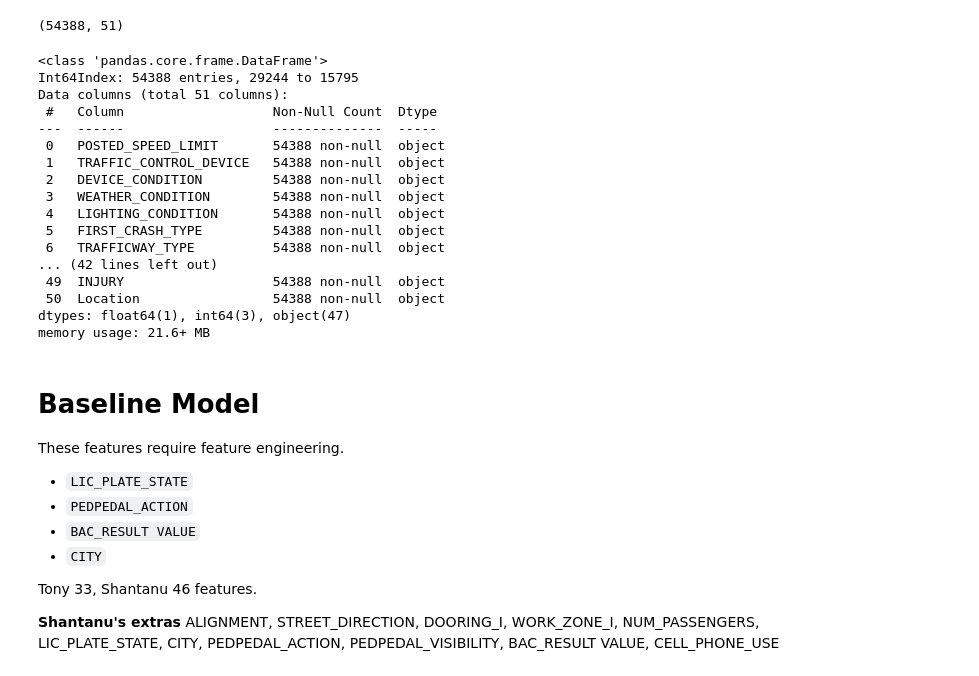
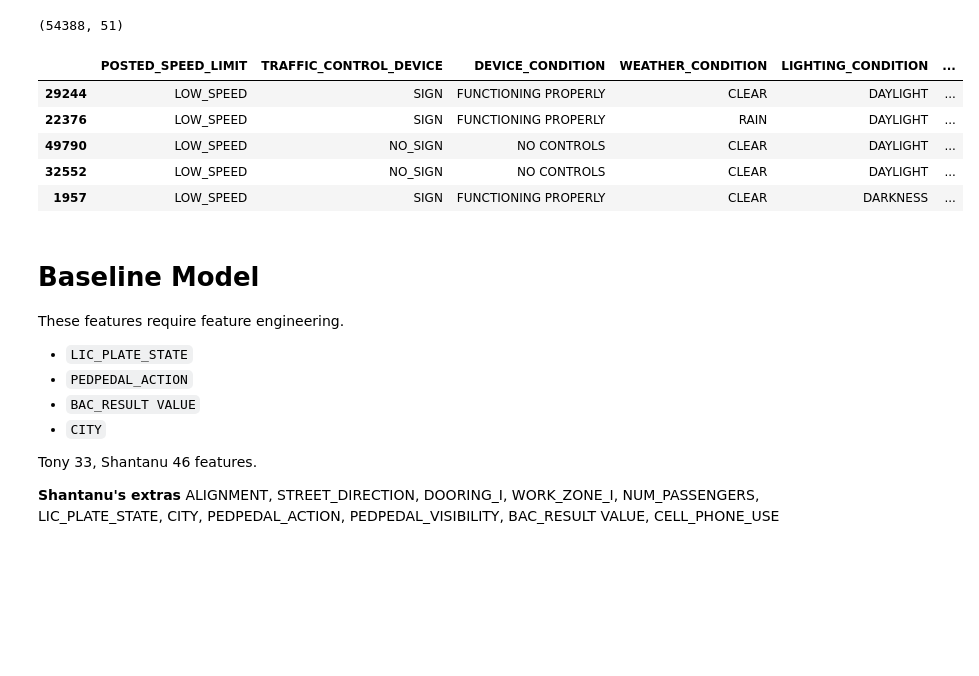
Before and after one commit to shantanu156/vision_zero_chicago_project, a Jupyter notebook: Sprint 4/ender-4.ipynb, the cells around one changed output. Cells and saved outputs as stored; diff of their text form; code cells hidden in the pictures; blank space fills up the shorter version.

```diff
--- a/Sprint 4/ender-4.ipynb
+++ b/Sprint 4/ender-4.ipynb
@@ -476,8 +462,0 @@ train["TRAFFIC_CONTROL_DEVICE"]= train["TRAFFIC_CONTROL_DEVICE"].apply(lambda x:
-# %%
-def traffic_way(x):
-    if ("NOT" in x) or ("ONE-WAY" in x):
-        return "NOT_DIVIDED"
-    else:
-        return "DIVIDED"
-
-train["TRAFFICWAY_TYPE"]= train["TRAFFICWAY_TYPE"].apply(lambda x: traffic_way(x))
@@ -530,25 +481,14 @@ train.shape
 # %% [output]
 (54388, 51)
 # %%
-train.info()
+train.head()
 # %% [output]
-<class 'pandas.core.frame.DataFrame'>
-Int64Index: 54388 entries, 29244 to 15795
-Data columns (total 51 columns):
- #   Column                   Non-Null Count  Dtype
----  ------                   --------------  -----
- 0   POSTED_SPEED_LIMIT       54388 non-null  object
- 1   TRAFFIC_CONTROL_DEVICE   54388 non-null  object
- 2   DEVICE_CONDITION         54388 non-null  object
- 3   WEATHER_CONDITION        54388 non-null  object
- 4   LIGHTING_CONDITION       54388 non-null  object
- 5   FIRST_CRASH_TYPE         54388 non-null  object
- 6   TRAFFICWAY_TYPE          54388 non-null  object
-... (42 lines left out)
- 49  INJURY                   54388 non-null  object
- 50  Location                 54388 non-null  object
-dtypes: float64(1), int64(3), object(47)
-memory usage: 21.6+ MB
+|  | POSTED_SPEED_LIMIT | TRAFFIC_CONTROL_DEVICE | DEVICE_CONDITION | WEATHER_CONDITION | LIGHTING_CONDITION | ... |
+| 29244 | LOW_SPEED | SIGN | FUNCTIONING PROPERLY | CLEAR | DAYLIGHT | ... |
+| 22376 | LOW_SPEED | SIGN | FUNCTIONING PROPERLY | RAIN | DAYLIGHT | ... |
+| 49790 | LOW_SPEED | NO_SIGN | NO CONTROLS | CLEAR | DAYLIGHT | ... |
+| 32552 | LOW_SPEED | NO_SIGN | NO CONTROLS | CLEAR | DAYLIGHT | ... |
+| 1957 | LOW_SPEED | SIGN | FUNCTIONING PROPERLY | CLEAR | DARKNESS | ... |
 # %% [markdown]
 # Baseline Model
 
```
Also changed, not shown: parts of 39 cells of this notebook, 4 other files.
